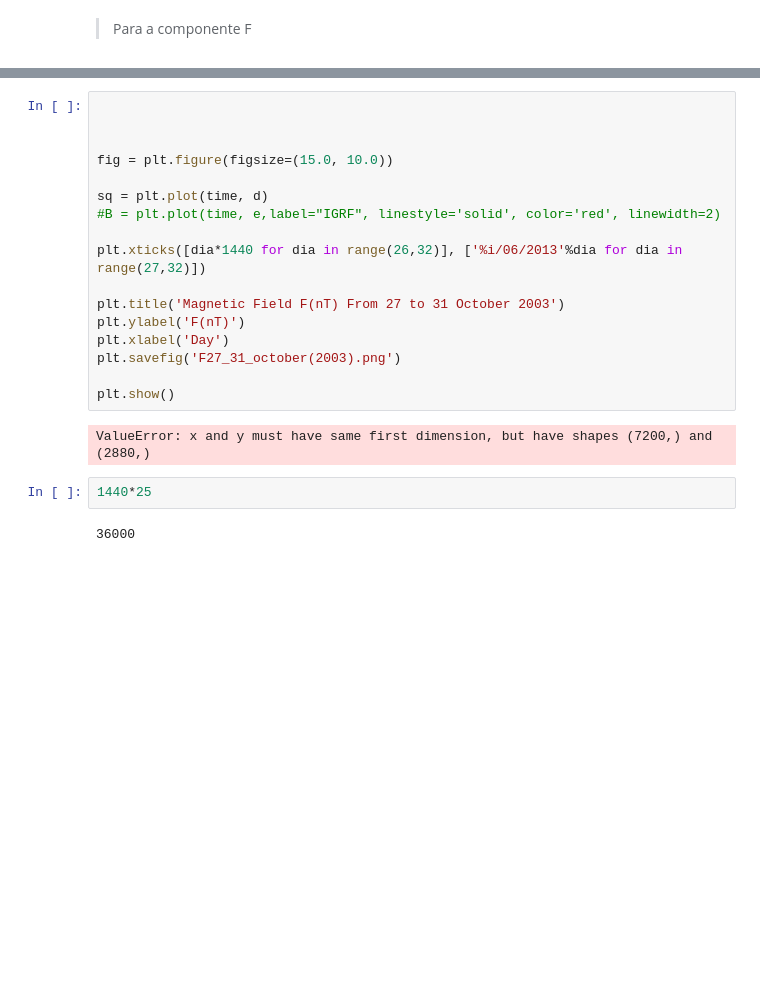
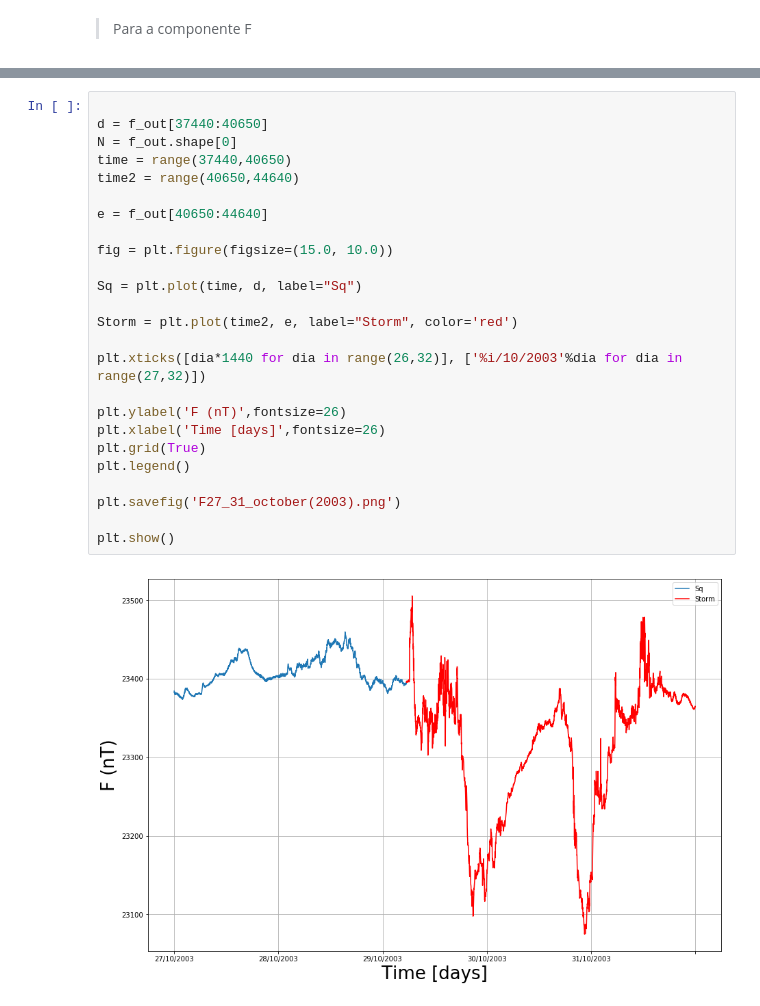
Before and after one commit to arturbenevides/Geomagnetismo, a Jupyter notebook: Observatório Magnético de Vassouras/Solar quite and Storm/October2003_codes.ipynb, the cells around one changed output, grey strips where cells are left out. Cells and saved outputs as stored; diff of their text form; blank space fills up the shorter version.

```diff
--- a/Observatório Magnético de Vassouras/Solar quite and Storm/October2003_codes.ipynb
+++ b/Observatório Magnético de Vassouras/Solar quite and Storm/October2003_codes.ipynb
@@ -109,23 +119,27 @@ time = range(37440,44640)
 # %%
 
+d = f_out[37440:40650]
+N = f_out.shape[0]
+time = range(37440,40650)
+time2 = range(40650,44640)
 
+e = f_out[40650:44640]
 
 fig = plt.figure(figsize=(15.0, 10.0))
 
-sq = plt.plot(time, d)
-#B = plt.plot(time, e,label="IGRF", linestyle='solid', color='red', linewidth=2)
+Sq = plt.plot(time, d, label="Sq")
 
-plt.xticks([dia*1440 for dia in range(26,32)], ['%i/06/2013'%dia for dia in range(27,32)])
+Storm = plt.plot(time2, e, label="Storm", color='red')
 
-plt.title('Magnetic Field F(nT) From 27 to 31 October 2003')
-plt.ylabel('F(nT)')
-plt.xlabel('Day')
+plt.xticks([dia*1440 for dia in range(26,32)], ['%i/10/2003'%dia for dia in range(27,32)])
+
+plt.ylabel('F (nT)',fontsize=26)
+plt.xlabel('Time [days]',fontsize=26)
+plt.grid(True)
+plt.legend()
+
 plt.savefig('F27_31_october(2003).png')
 
 plt.show()
 # %% [output]
-ValueError: x and y must have same first dimension, but have shapes (7200,) and (2880,)
+[figure, added]
-# %%
-1440*25
-# %% [output]
-36000
```
Also changed, not shown: parts of 5 cells of this notebook, 16 other files.
